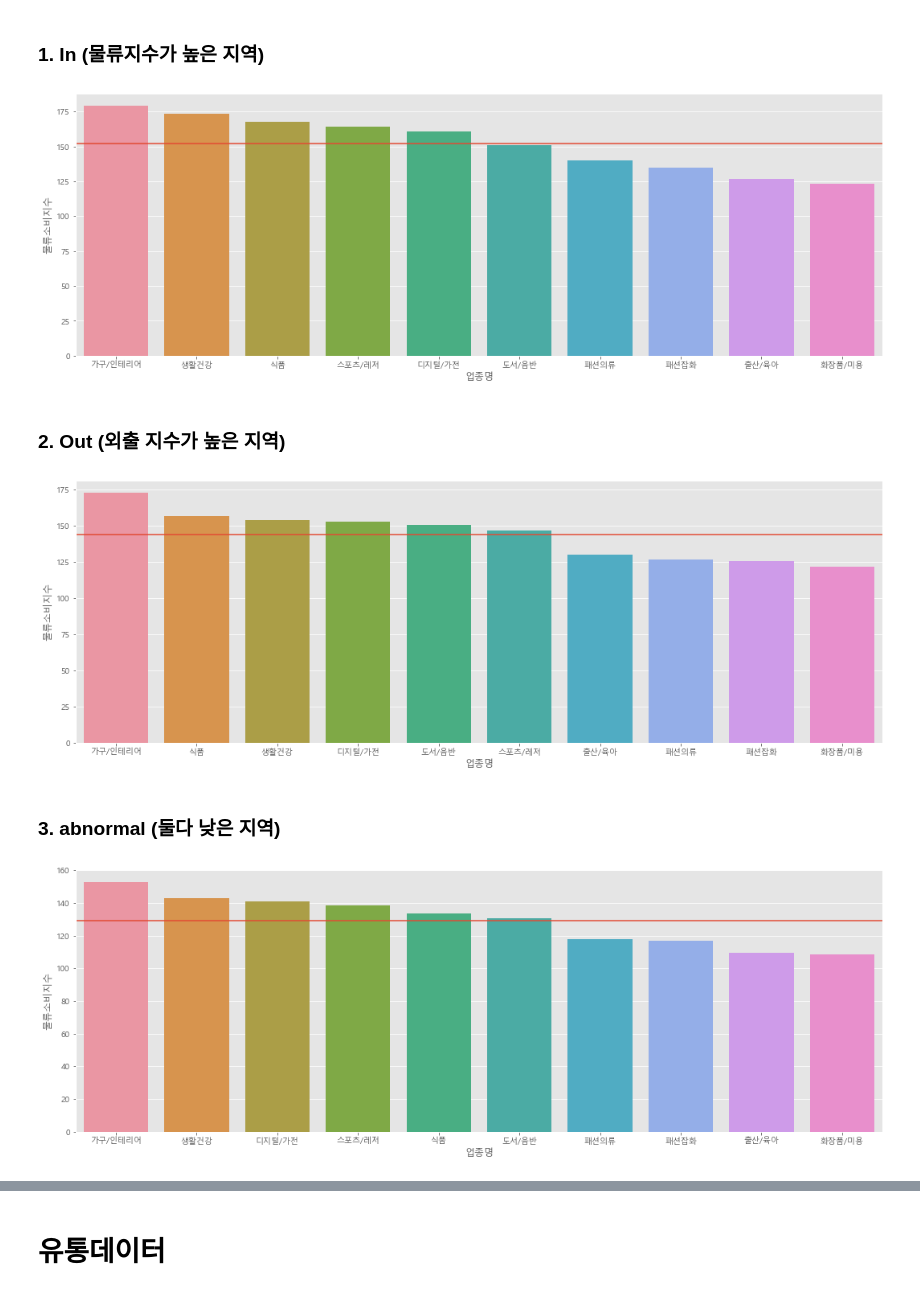
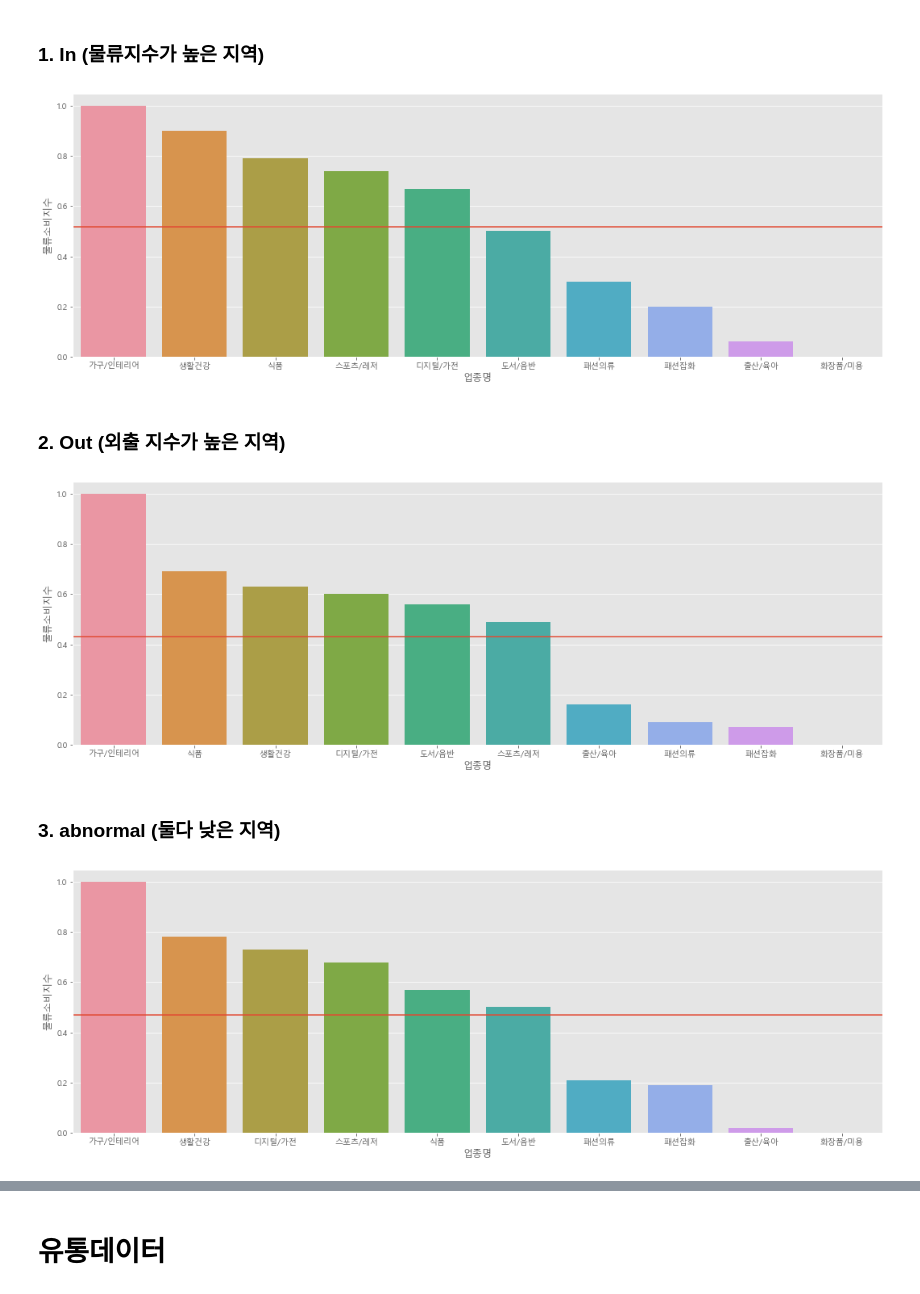
Before and after one commit to SeoroMin/dacon_jejucard, a Jupyter notebook: junhyeok/JJin JJiri JJiri Bang Bang Mak.ipynb, the cells around one changed output, grey strips where cells are left out. Cells and saved outputs as stored; diff of their text form; code cells hidden in the pictures.

```diff
--- a/junhyeok/JJin JJiri JJiri Bang Bang Mak.ipynb
+++ b/junhyeok/JJin JJiri JJiri Bang Bang Mak.ipynb
@@ -1363,22 +1376,28 @@ df_cluster = cj_index_line_sep.pivot_table(index=['업종명', '그룹'] ,values
 # %%
 df_cluster_in = df_cluster[df_cluster['그룹'] == 'in']
 df_cluster_in.reset_index(drop=True, inplace=True)
+df_cluster_in['물류소비지수'] = get_scaled(df_cluster_in, '물류소비지수')
+
 get_plot_by_line(df_cluster_in, '물류소비지수')
 # %% [output]
-[figure, old version]
+[figure, new version]
 # %% [markdown]
 ### 2. Out (외출 지수가 높은 지역)
 # %%
 df_cluster_out = df_cluster[df_cluster['그룹'] == 'out']
 df_cluster_out.reset_index(drop=True, inplace=True)
+df_cluster_out['물류소비지수'] = get_scaled(df_cluster_out, '물류소비지수')
+
 get_plot_by_line(df_cluster_out, '물류소비지수')
 # %% [output]
-[figure, old version]
+[figure, new version]
 # %% [markdown]
 ### 3. abnormal (둘다 낮은 지역)
 # %%
 df_cluster_abnormal = df_cluster[df_cluster['그룹'] == 'abnormal']
 df_cluster_abnormal.reset_index(drop=True, inplace=True)
+df_cluster_abnormal['물류소비지수'] = get_scaled(df_cluster_abnormal, '물류소비지수')
+
 get_plot_by_line(df_cluster_abnormal, '물류소비지수')
 # %% [output]
-[figure, old version]
+[figure, new version]
```
Also changed, not shown: parts of 19 cells of this notebook.
